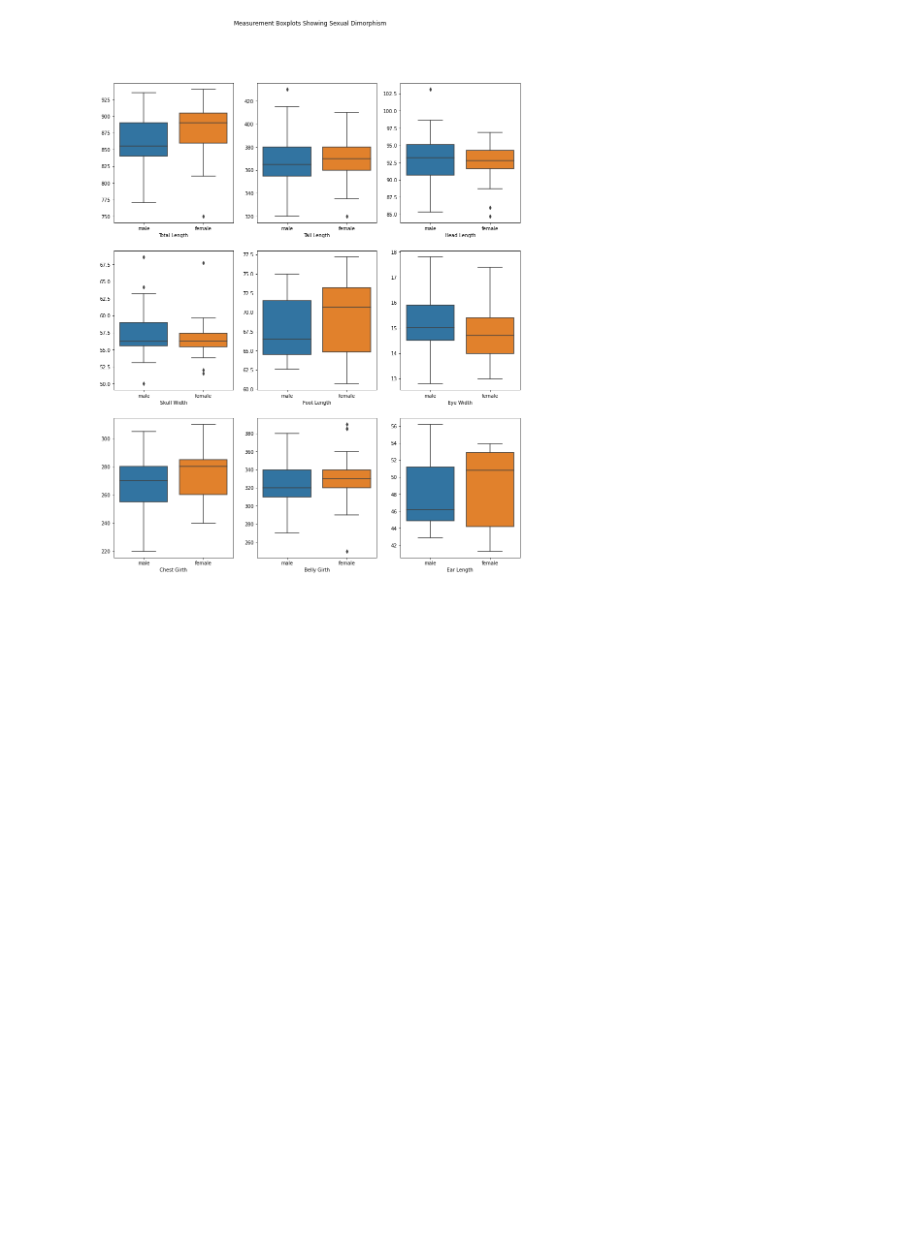
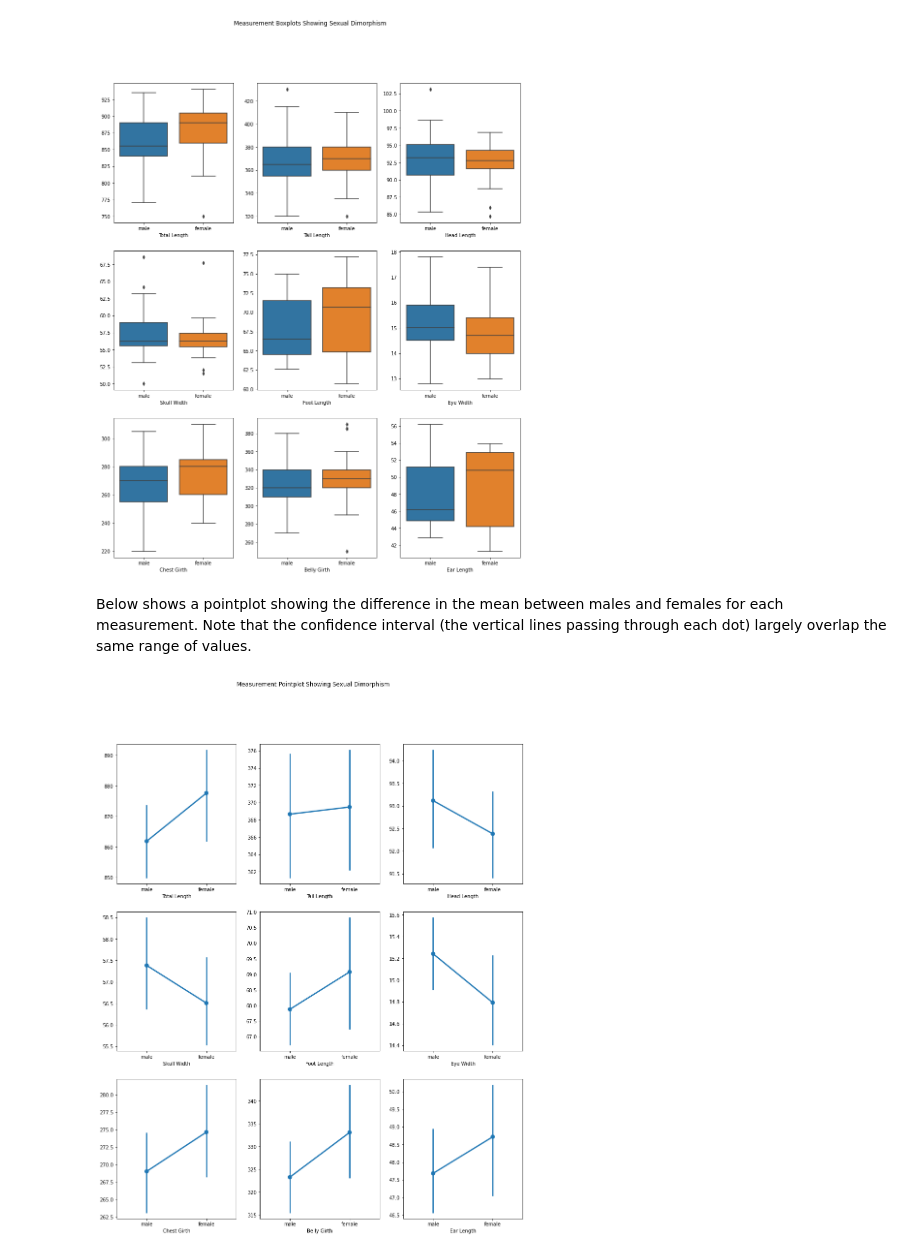
Before and after one commit to stephenfitzsimon/possum-regression, a Jupyter notebook: possum_models.ipynb, the cells around one changed output. Drawn from its saved outputs; the diff is of its cells as text; code cells hidden in the pictures; blank space fills up the shorter version.

```diff
--- a/possum_models.ipynb
+++ b/possum_models.ipynb
@@ -244,3 +256,9 @@ prepare.make_sex_distribution_df(train, validate, test).set_index('dataset')
 explore_target_sex.make_boxplot_sex_outliers(train)
 # %% [output]
 [figure]
+# %% [markdown]
+Below shows a pointplot showing the difference in the mean between males and females for each measurement.  Note that the confidence interval (the vertical lines passing through each dot) largely overlap the same range of values.
+# %%
+explore_target_sex.make_pointplot(train)
+# %% [output]
+[figure, added]
```
Also changed, not shown: parts of 6 cells of this notebook, 2 other files.
